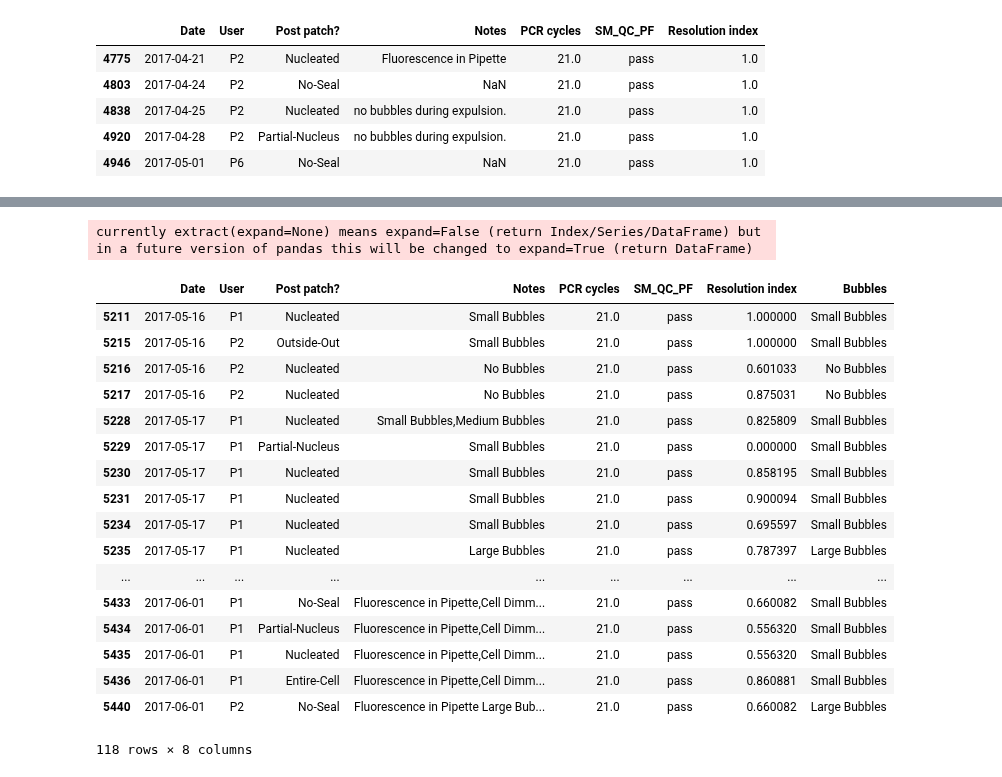
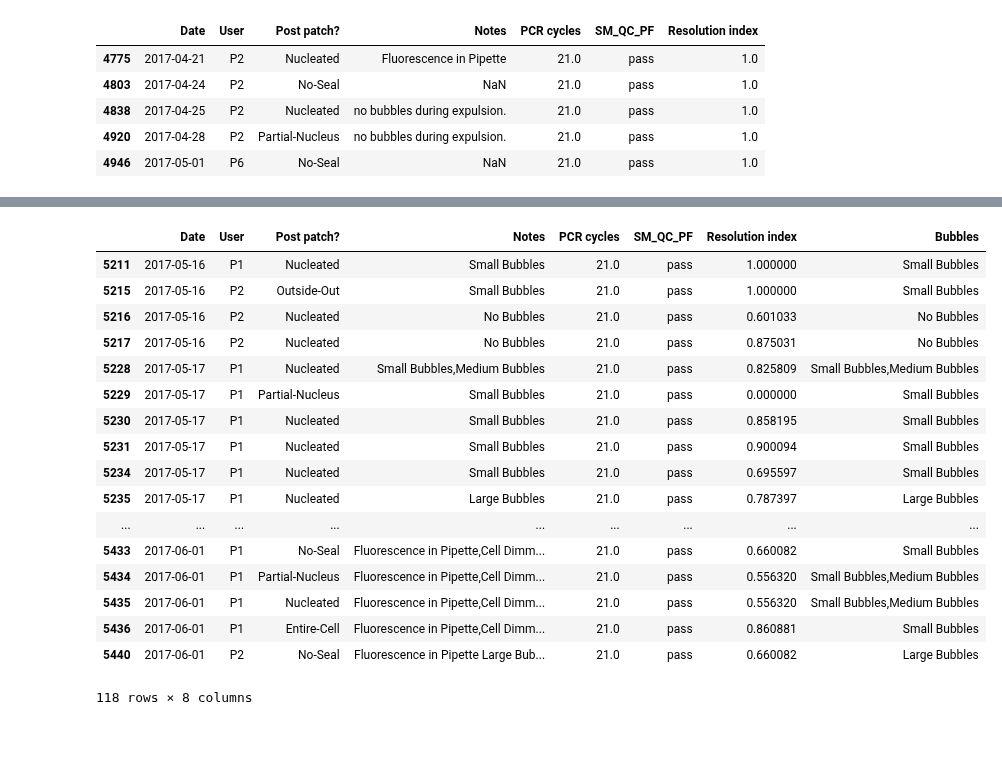
Before and after one commit to ru57y34nn/patchseq_gdoc_analysis, a Jupyter notebook: Post Patch vs Resolution Index.ipynb, the cells around one changed output, grey strips where cells are left out. Saved outputs shown, nothing was run; the diff lists cells and outputs as text; code cells hidden in the pictures; blank space fills up the shorter version.

```diff
--- a/Post Patch vs Resolution Index.ipynb
+++ b/Post Patch vs Resolution Index.ipynb
@@ -171,31 +116,31 @@ medium bubbles 5
 # %%
-a_regex = '(No Bubbles|Small Bubbles|Medium Bubbles|Large Bubbles|Solution in Pipette Shank)'
-#replacements = {'No Bubbles': 'No Bubbles', 'Small Bubbles': 'Small Bubbles', 'Medium Bubbles': 'Medium Bubbles', 'Large Bubbles': 'Large Bubbles', 'Solution in Pipette Shank': 'Solution in Pipette Shank'}
-
+ps.dropna(subset = ['Notes'], inplace = True)
+ps = ps[ps['Notes'].str.contains('Bubbles')]
+a_regex = '(No Bubbles|Small Bubbles,Medium Bubbles|Small Bubbles,Large Bubbles|Small Bubbles|Medium Bubbles,Large Bubbles|Medium Bubbles|Large Bubbles,Solution in Pipette Shank|Large Bubbles)'
+#a_regex = '(Large Bubbles,Solution in Pipette Shank|Large Bubbles|No Bubbles|Small Bubbles,Medium Bubbles|Small Bubbles,Large Bubbles|Small Bubbles||Medium Bubbles,Large Bubbles|Medium Bubbles)'
+#replacements = {'Large Bubbles,Solution in Pipette Shank':'Solution in Pipette Shank', 'Large Bubbles':'Large Bubbles', 'No Bubbles':'No Bubbles', 'Small Bubbles,Medium Bubbles':'Medium Bubbles', 'Small Bubbles,Large Bubbles':'Large Bubbles', 'Small Bubbles':'Small Bubbles', 'Medium Bubbles, Large Bubbles':'Large Bubbles', 'Medium Bubbles':'Medium Bubbles'}
 ps['Bubbles'] = ps['Notes'].str.extract(a_regex).fillna('')
 #ps['Bubbles'] = ps['Bubbles'].apply(lambda x: replacements.get(x,''))
-#ps['Bubbles'] = ps.apply(lambda row: row['Bubbles'])
 ps
 # %% [output]
+|  | Date | User | Post patch? | Notes | PCR cycles | SM_QC_PF | Resolution index | Bubbles |
+| 5211 | 2017-05-16 | P1 | Nucleated | Small Bubbles | 21.0 | pass | 1.000000 | Small Bubbles |
+| 5215 | 2017-05-16 | P2 | Outside-Out | Small Bubbles | 21.0 | pass | 1.000000 | Small Bubbles |
+| 5216 | 2017-05-16 | P2 | Nucleated | No Bubbles | 21.0 | pass | 0.601033 | No Bubbles |
+| 5217 | 2017-05-16 | P2 | Nucleated | No Bubbles | 21.0 | pass | 0.875031 | No Bubbles |
+| 5228 | 2017-05-17 | P1 | Nucleated | Small Bubbles,Medium Bubbles | 21.0 | pass | 0.825809 | Small Bubbles,Medium Bubbles |
+| 5229 | 2017-05-17 | P1 | Partial-Nucleus | Small Bubbles | 21.0 | pass | 0.000000 | Small Bubbles |
+| 5230 | 2017-05-17 | P1 | Nucleated | Small Bubbles | 21.0 | pass | 0.858195 | Small Bubbles |
+| 5231 | 2017-05-17 | P1 | Nucleated | Small Bubbles | 21.0 | pass | 0.900094 | Small Bubbles |
+| 5234 | 2017-05-17 | P1 | Nucleated | Small Bubbles | 21.0 | pass | 0.695597 | Small Bubbles |
+| 5235 | 2017-05-17 | P1 | Nucleated | Large Bubbles | 21.0 | pass | 0.787397 | Large Bubbles |
+| ... | ... | ... | ... | ... | ... | ... | ... | ... |
+| 5433 | 2017-06-01 | P1 | No-Seal | Fluorescence in Pipette,Cell Dimm... | 21.0 | pass | 0.660082 | Small Bubbles |
+| 5434 | 2017-06-01 | P1 | Partial-Nucleus | Fluorescence in Pipette,Cell Dimm... | 21.0 | pass | 0.556320 | Small Bubbles,Medium Bubbles |
+| 5435 | 2017-06-01 | P1 | Nucleated | Fluorescence in Pipette,Cell Dimm... | 21.0 | pass | 0.556320 | Small Bubbles,Medium Bubbles |
+| 5436 | 2017-06-01 | P1 | Entire-Cell | Fluorescence in Pipette,Cell Dimm... | 21.0 | pass | 0.860881 | Small Bubbles |
+| 5440 | 2017-06-01 | P2 | No-Seal | Fluorescence in Pipette Large Bub... | 21.0 | pass | 0.660082 | Large Bubbles |
-currently extract(expand=None) means expand=False (return Index/Series/DataFrame) but in a future version of pandas this will be changed to expand=True (return DataFrame)
+118 rows × 8 columns
-|  | Date | User | Post patch? | Notes | PCR cycles | SM_QC_PF | Resolution index | Bubbles |
-| 5211 | 2017-05-16 | P1 | Nucleated | Small Bubbles | 21.0 | pass | 1.000000 | Small Bubbles |
-| 5215 | 2017-05-16 | P2 | Outside-Out | Small Bubbles | 21.0 | pass | 1.000000 | Small Bubbles |
-| 5216 | 2017-05-16 | P2 | Nucleated | No Bubbles | 21.0 | pass | 0.601033 | No Bubbles |
-| 5217 | 2017-05-16 | P2 | Nucleated | No Bubbles | 21.0 | pass | 0.875031 | No Bubbles |
-| 5228 | 2017-05-17 | P1 | Nucleated | Small Bubbles,Medium Bubbles | 21.0 | pass | 0.825809 | Small Bubbles |
-| 5229 | 2017-05-17 | P1 | Partial-Nucleus | Small Bubbles | 21.0 | pass | 0.000000 | Small Bubbles |
-| 5230 | 2017-05-17 | P1 | Nucleated | Small Bubbles | 21.0 | pass | 0.858195 | Small Bubbles |
-| 5231 | 2017-05-17 | P1 | Nucleated | Small Bubbles | 21.0 | pass | 0.900094 | Small Bubbles |
-| 5234 | 2017-05-17 | P1 | Nucleated | Small Bubbles | 21.0 | pass | 0.695597 | Small Bubbles |
-| 5235 | 2017-05-17 | P1 | Nucleated | Large Bubbles | 21.0 | pass | 0.787397 | Large Bubbles |
-| ... | ... | ... | ... | ... | ... | ... | ... | ... |
-| 5433 | 2017-06-01 | P1 | No-Seal | Fluorescence in Pipette,Cell Dimm... | 21.0 | pass | 0.660082 | Small Bubbles |
-| 5434 | 2017-06-01 | P1 | Partial-Nucleus | Fluorescence in Pipette,Cell Dimm... | 21.0 | pass | 0.556320 | Small Bubbles |
-| 5435 | 2017-06-01 | P1 | Nucleated | Fluorescence in Pipette,Cell Dimm... | 21.0 | pass | 0.556320 | Small Bubbles |
-| 5436 | 2017-06-01 | P1 | Entire-Cell | Fluorescence in Pipette,Cell Dimm... | 21.0 | pass | 0.860881 | Small Bubbles |
-| 5440 | 2017-06-01 | P2 | No-Seal | Fluorescence in Pipette Large Bub... | 21.0 | pass | 0.660082 | Large Bubbles |
-118 rows × 8 columns
 # %%
 sns.swarmplot(x='Post patch?', y='Resolution index', hue='Bubbles', data=ps)
 plt.legend(bbox_to_anchor=(1.05,1), loc=2, borderaxespad=0.)
```
Also changed, not shown: parts of 8 cells of this notebook.
